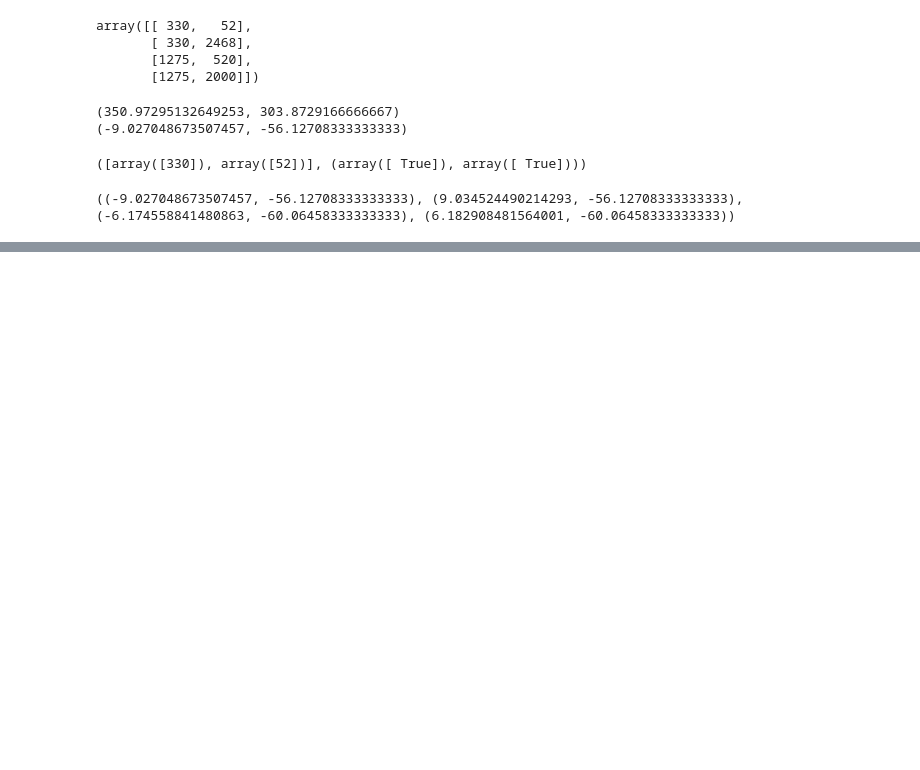
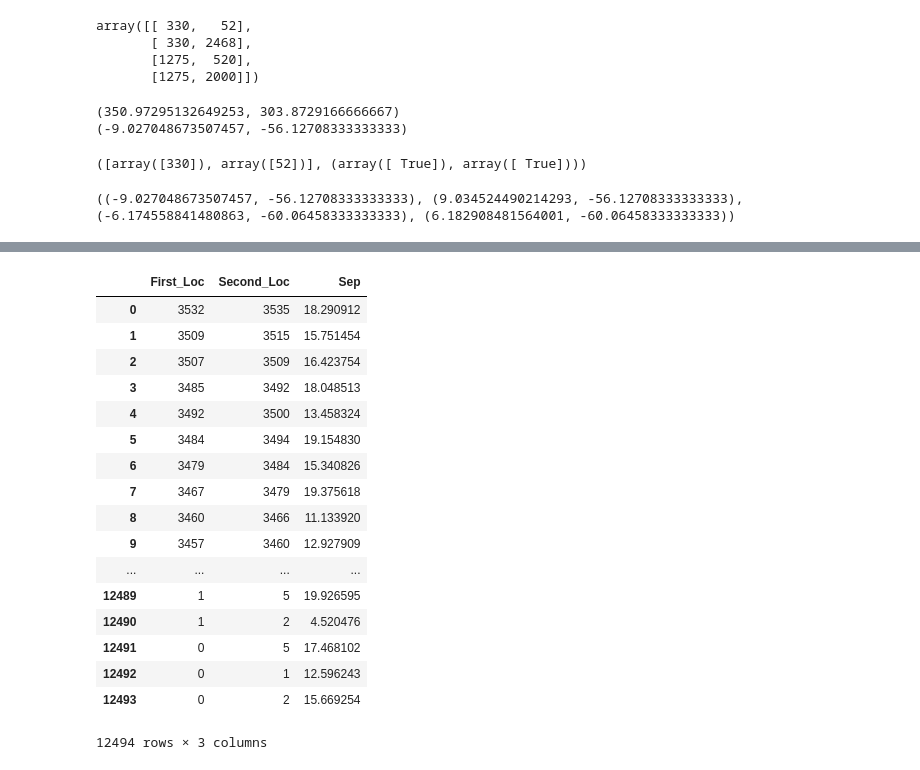
Before and after one commit to mdezylva/masters, a Jupyter notebook: Notebooks/spt_analysis_py27.ipynb, the cells around one changed output, grey strips where cells are left out. Cells and saved outputs as stored; diff of their text form; code cells hidden in the pictures; blank space fills up the shorter version.

```diff
--- a/Notebooks/spt_analysis_py27.ipynb
+++ b/Notebooks/spt_analysis_py27.ipynb
@@ -380,0 +297,28 @@ print(edges_ang)
+# %%
+new_df = df[(df.DEC < -56) & (df.DEC > -60) & (df.RA > -9) & (df.RA < 9)]
+new_df = new_df.reset_index(drop=True)
+# %%
+cut_pairs = galaxy_pairs.getPairs(new_df,20)
+cut_pairs_df = pd.DataFrame(cut_pairs.T,columns = ['First_Loc','Second_Loc','Sep'])
+cut_pairs_df['First_Loc'] = cut_pairs_df.First_Loc.astype(int)
+cut_pairs_df['Second_Loc'] = cut_pairs_df.Second_Loc.astype(int)
+cut_pairs_df
+# %% [output]
+|  | First_Loc | Second_Loc | Sep |
+| 0 | 3532 | 3535 | 18.290912 |
+| 1 | 3509 | 3515 | 15.751454 |
+| 2 | 3507 | 3509 | 16.423754 |
+| 3 | 3485 | 3492 | 18.048513 |
+| 4 | 3492 | 3500 | 13.458324 |
+| 5 | 3484 | 3494 | 19.154830 |
+| 6 | 3479 | 3484 | 15.340826 |
+| 7 | 3467 | 3479 | 19.375618 |
+| 8 | 3460 | 3466 | 11.133920 |
+| 9 | 3457 | 3460 | 12.927909 |
+| ... | ... | ... | ... |
+| 12489 | 1 | 5 | 19.926595 |
+| 12490 | 1 | 2 | 4.520476 |
+| 12491 | 0 | 5 | 17.468102 |
+| 12492 | 0 | 1 | 12.596243 |
+| 12493 | 0 | 2 | 15.669254 |
+12494 rows × 3 columns
```
Also changed, not shown: parts of 19 cells of this notebook, 2 other files.
